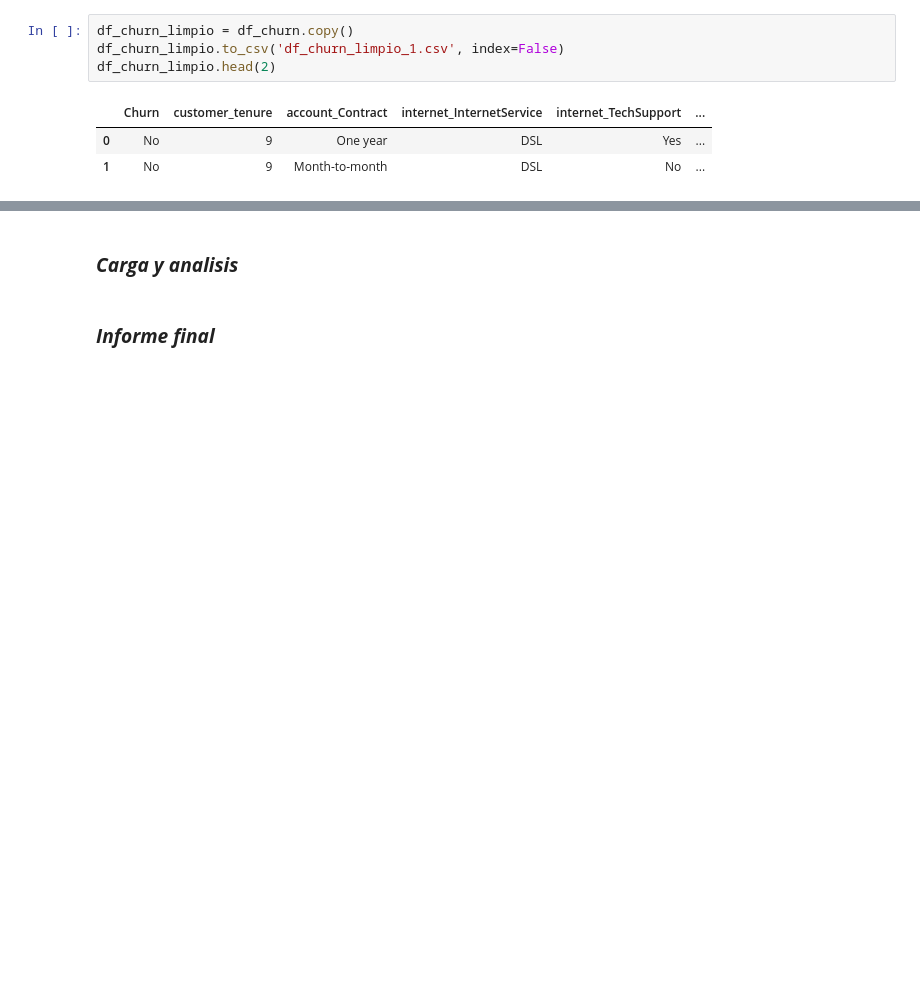
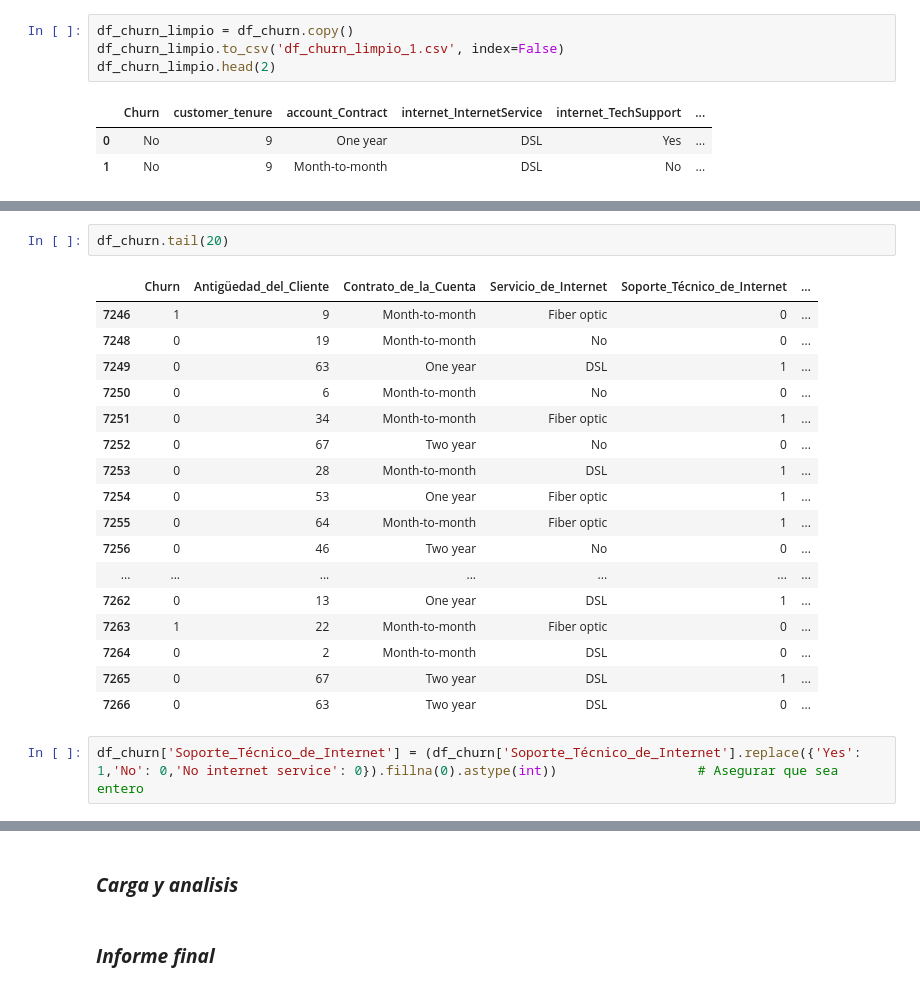
Before and after one commit to Brianbrowncoopman/challenge_desafio_telecom_x, a Jupyter notebook: desafio_telecom_X.ipynb, the cells around one changed output, grey strips where cells are left out. Saved outputs shown, nothing was run; the diff lists cells and outputs as text; blank space fills up the shorter version.

```diff
--- a/desafio_telecom_X.ipynb
+++ b/desafio_telecom_X.ipynb
@@ -258,0 +343,22 @@ df_churn_limpio.head(2)
+# %%
+df_churn.tail(20)
+# %% [output]
+|  | Churn | Antigüedad_del_Cliente | Contrato_de_la_Cuenta | Servicio_de_Internet | Soporte_Técnico_de_Internet | ... |
+| 7246 | 1 | 9 | Month-to-month | Fiber optic | 0 | ... |
+| 7248 | 0 | 19 | Month-to-month | No | 0 | ... |
+| 7249 | 0 | 63 | One year | DSL | 1 | ... |
+| 7250 | 0 | 6 | Month-to-month | No | 0 | ... |
+| 7251 | 0 | 34 | Month-to-month | Fiber optic | 1 | ... |
+| 7252 | 0 | 67 | Two year | No | 0 | ... |
+| 7253 | 0 | 28 | Month-to-month | DSL | 1 | ... |
+| 7254 | 0 | 53 | One year | Fiber optic | 1 | ... |
+| 7255 | 0 | 64 | Month-to-month | Fiber optic | 1 | ... |
+| 7256 | 0 | 46 | Two year | No | 0 | ... |
+| ... | ... | ... | ... | ... | ... | ... |
+| 7262 | 0 | 13 | One year | DSL | 1 | ... |
+| 7263 | 1 | 22 | Month-to-month | Fiber optic | 0 | ... |
+| 7264 | 0 | 2 | Month-to-month | DSL | 0 | ... |
+| 7265 | 0 | 67 | Two year | DSL | 1 | ... |
+| 7266 | 0 | 63 | Two year | DSL | 0 | ... |
+# %%
+df_churn['Soporte_Técnico_de_Internet'] = (df_churn['Soporte_Técnico_de_Internet'].replace({'Yes': 1,'No': 0,'No internet service': 0}).fillna(0).astype(int))                  # Asegurar que sea entero
```
Also changed, not shown: parts of 13 cells of this notebook.
